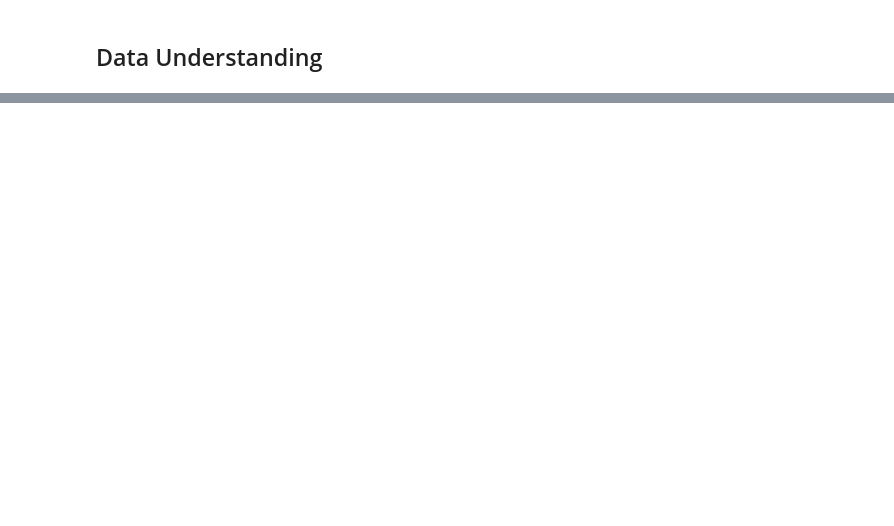
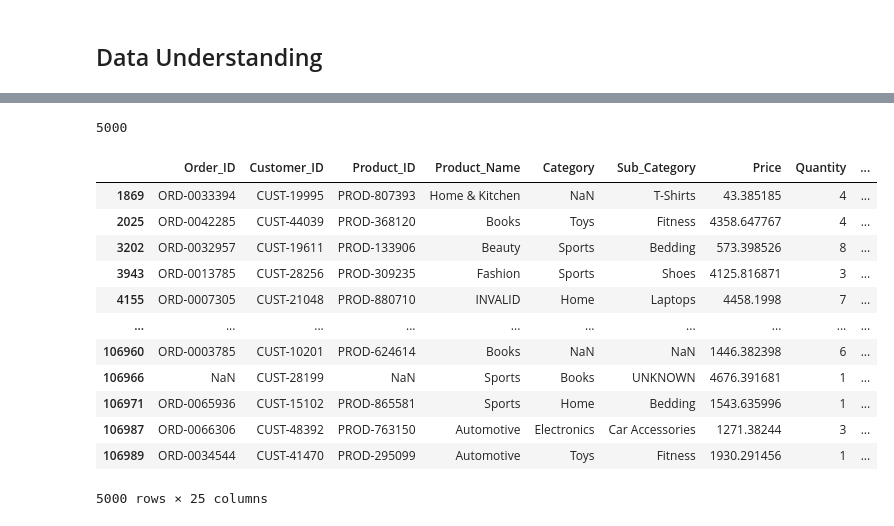
Before and after one commit to alam292/amazon-ecommerce-sales-customer-review-analysis, a Jupyter notebook: e-commerce.ipynb, the cells around one changed output, grey strips where cells are left out. Cells and saved outputs as stored; diff of their text form; code cells hidden in the pictures; blank space fills up the shorter version.

```diff
--- a/e-commerce.ipynb
+++ b/e-commerce.ipynb
@@ -21,0 +159,20 @@ df.info
+# %%
+df.duplicated().sum()
+# %% [output]
+5000
+# %%
+df[df.duplicated()]
+# %% [output]
+|  | Order_ID | Customer_ID | Product_ID | Product_Name | Category | Sub_Category | Price | Quantity | ... |
+| 1869 | ORD-0033394 | CUST-19995 | PROD-807393 | Home & Kitchen | NaN | T-Shirts | 43.385185 | 4 | ... |
+| 2025 | ORD-0042285 | CUST-44039 | PROD-368120 | Books | Toys | Fitness | 4358.647767 | 4 | ... |
+| 3202 | ORD-0032957 | CUST-19611 | PROD-133906 | Beauty | Sports | Bedding | 573.398526 | 8 | ... |
+| 3943 | ORD-0013785 | CUST-28256 | PROD-309235 | Fashion | Sports | Shoes | 4125.816871 | 3 | ... |
+| 4155 | ORD-0007305 | CUST-21048 | PROD-880710 | INVALID | Home | Laptops | 4458.1998 | 7 | ... |
+| ... | ... | ... | ... | ... | ... | ... | ... | ... | ... |
+| 106960 | ORD-0003785 | CUST-10201 | PROD-624614 | Books | NaN | NaN | 1446.382398 | 6 | ... |
+| 106966 | NaN | CUST-28199 | NaN | Sports | Books | UNKNOWN | 4676.391681 | 1 | ... |
+| 106971 | ORD-0065936 | CUST-15102 | PROD-865581 | Sports | Home | Bedding | 1543.635996 | 1 | ... |
+| 106987 | ORD-0066306 | CUST-48392 | PROD-763150 | Automotive | Electronics | Car Accessories | 1271.38244 | 3 | ... |
+| 106989 | ORD-0034544 | CUST-41470 | PROD-295099 | Automotive | Toys | Fitness | 1930.291456 | 1 | ... |
+5000 rows × 25 columns
```
Also changed, not shown: parts of 15 cells of this notebook.
